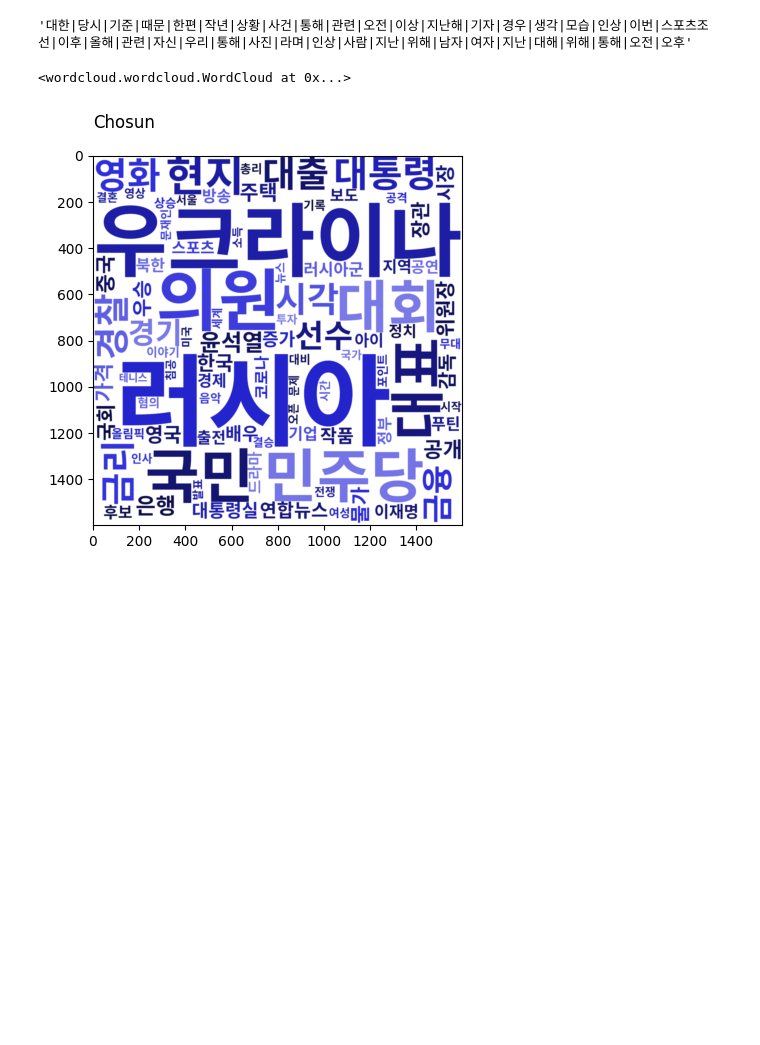
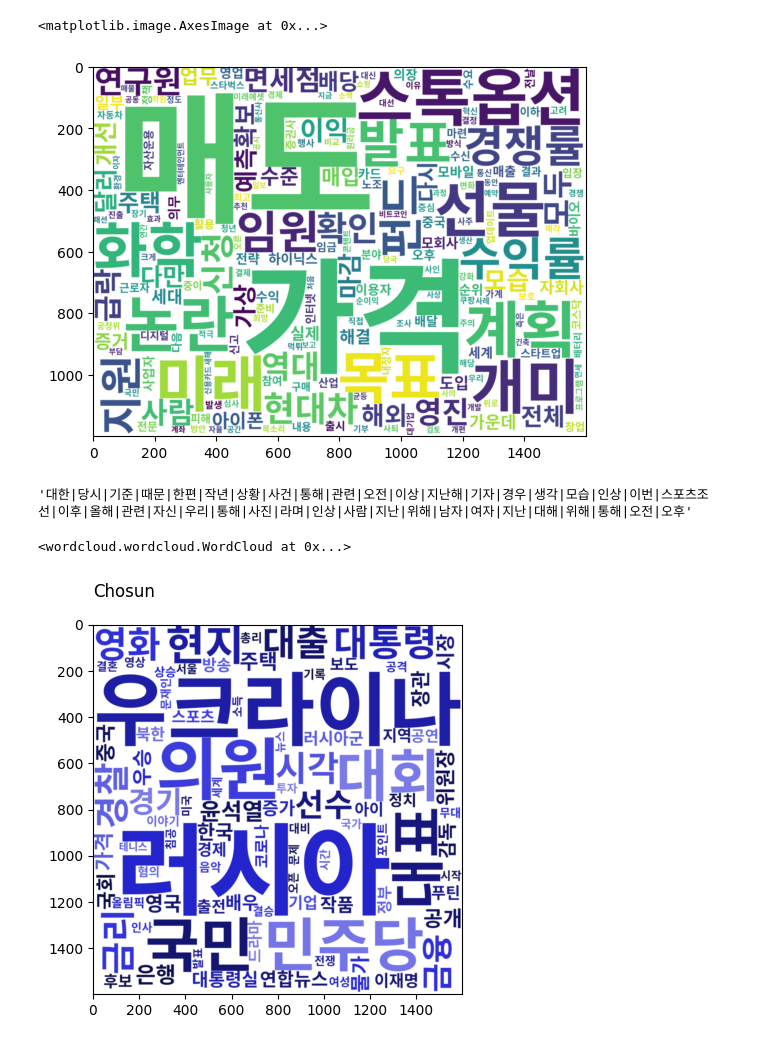
Before and after one commit to remonpie1814/CNU_Everytime_SentimentAnalysis, a Jupyter notebook: kbs/Chosun_wordcloud.ipynb, the cells around one changed output. Cells and saved outputs as stored; diff of their text form; code cells hidden in the pictures; blank space fills up the shorter version.

```diff
--- a/kbs/Chosun_wordcloud.ipynb
+++ b/kbs/Chosun_wordcloud.ipynb
@@ -0,0 +70,5 @@
+# %%
+for i in test['title']:
+    if len(i)<=6:
+        continue
+    parsed_content.append(i)
@@ -0,0 +83,8 @@
+# %%
+nouns = []
+for i in parsed_content:
+    nouns += okt.nouns(i)
+# %%
+from collections import Counter
+counter=Counter(nouns)
+counter
@@ -0,0 +138,18 @@
+# %%
+stopword = ["대한","당시","기준","때문","작년","금리","상황","사건","통해",
+           "관련","오전","이상","지난","경우","기자","생각","금융","전자","대출",
+           "지난해","이후","라며","평가","투자","상장","주요","지난달","거래","올해","진행","게임","주주","증시",
+           "기업","그룹","한국","주가","증권","하락","서비스","페이","개인","국내","투자자","한국","최근","온라인","기록","가치","제공",
+           "청약","기관","종목","분할","종목","매수","대상","공모","메타", "그래픽", "버스", '지수', '금액', '시가', '총액','내년','매수','전망',
+           '시작','에너지','상승','소비자','제도','솔루션','회장','기간','배정','문제','경영','개월','관리','시작','현대','설명','자료','상위','업체',
+            '실적','금융','투자','엔솔','시가','총액','추가','예정','소득','이용','외국인','일반','영향','자산','공제',"사회",'포함','물량',
+            '성장','예상','대비','상환','공개','하나','확대','테크','대해','시간','판매','기존','적용','평균','행위','규모','추가','다른','시가총액',
+           '금융투자','모주','연말','정산','연말정산','신정','교육','거래소','자금','한도','정보','코로나','신규','운영','가능성','이번','위원회',
+           '분석','애플','보유','글로벌','만큼','각각','사용','보유']
+stopword += st3
+counter2 = counter.copy()
+for i in counter.keys():
+    if len(i)<2:
+        del counter2[i]
+    if str(i) in stopword:
+        del counter2[i]
@@ -1,3 +163,16 @@
+# %%
+wc = WordCloud(
+    font_path= '/Library/Fonts/NotoSansKR-Bold.otf',
+    background_color='white',
+    width=1600,
+    height=1200,
+)
+wc_img = wc.generate_from_frequencies(counter2) #
+wc_img.to_file('kakao_wordcloud.jpg')
+plt.imshow(wc, interpolation = 'bilinear')
+# %% [output]
+<matplotlib.image.AxesImage at 0x...>
+[figure, added]
 # %%
 c = pd.read_csv("/Users/KBS/Documents/CNU_Everytime_SentimentAnalysis/chosun/chosun_word.csv",sep="\t",encoding="utf-8")
 c = c.drop(columns=['section'], axis=1)
```
Also changed, not shown: parts of 22 cells of this notebook.
